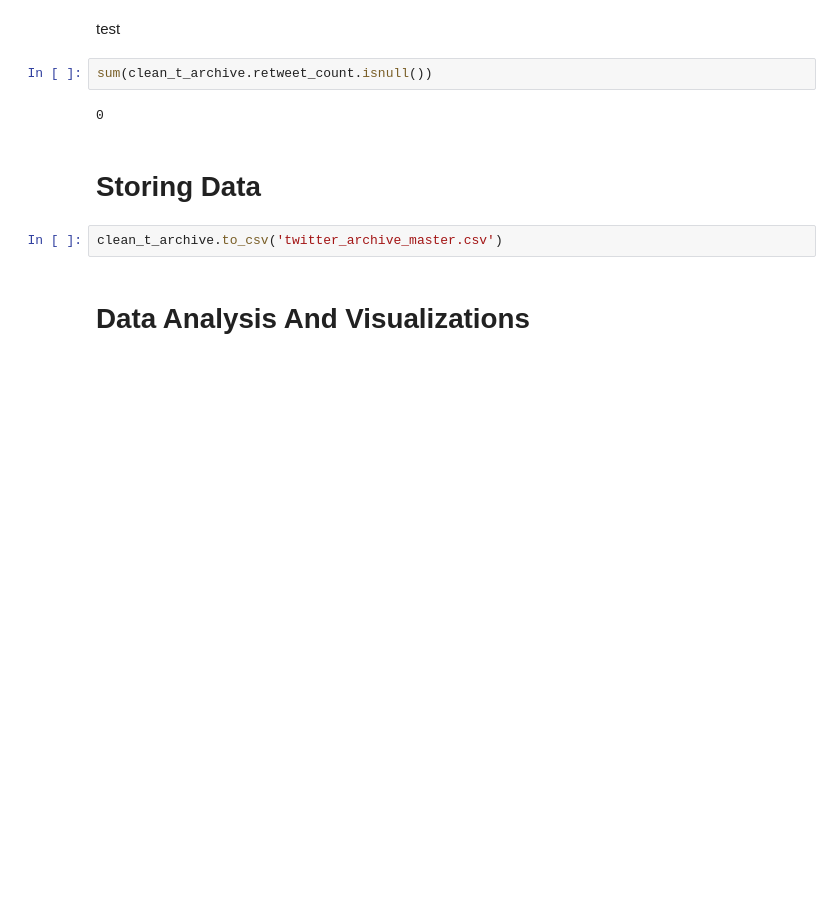
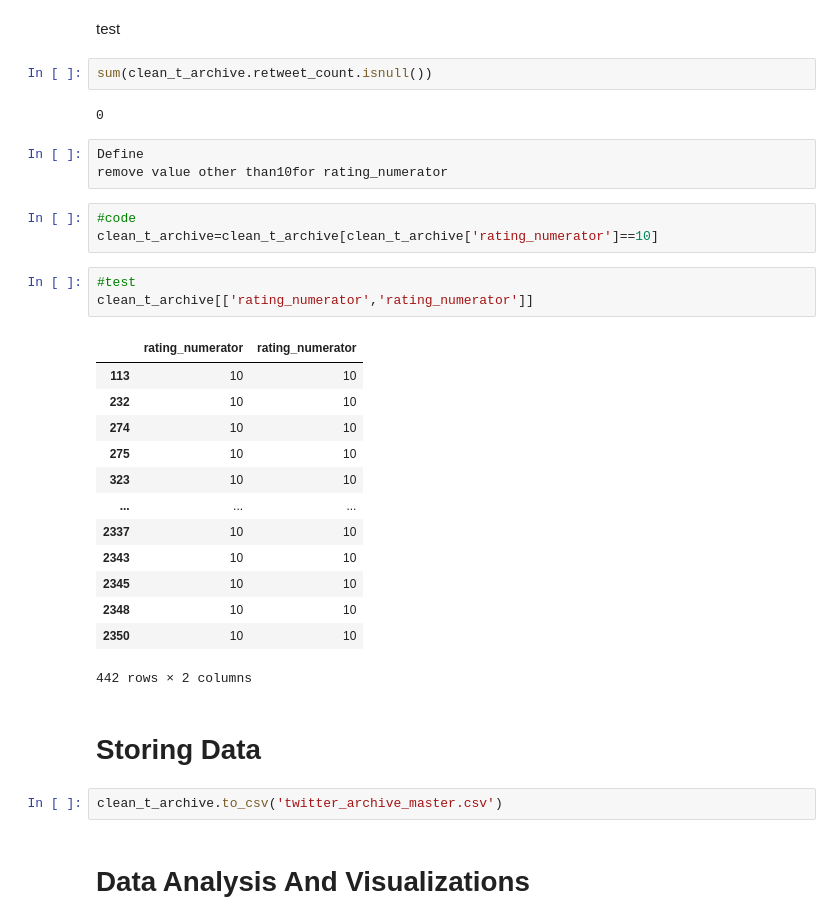
Before and after one commit to AhmedHassanAmer/data-wrangling-project, a Jupyter notebook: wrangle_act.ipynb, the cells around one changed output. Saved outputs shown, nothing was run; the diff lists cells and outputs as text; blank space fills up the shorter version.

```diff
--- a/wrangle_act.ipynb
+++ b/wrangle_act.ipynb
@@ -831,6 +832,29 @@ test
 sum(clean_t_archive.retweet_count.isnull())
 # %% [output]
 0
+# %%
+Define
+remove value other than10for rating_numerator
+# %%
+#code
+clean_t_archive=clean_t_archive[clean_t_archive['rating_numerator']==10]
+# %%
+#test
+clean_t_archive[['rating_numerator','rating_numerator']]
+# %% [output]
+|  | rating_numerator | rating_numerator |
+| 113 | 10 | 10 |
+| 232 | 10 | 10 |
+| 274 | 10 | 10 |
+| 275 | 10 | 10 |
+| 323 | 10 | 10 |
+| ... | ... | ... |
+| 2337 | 10 | 10 |
+| 2343 | 10 | 10 |
+| 2345 | 10 | 10 |
+| 2348 | 10 | 10 |
+| 2350 | 10 | 10 |
+442 rows × 2 columns
 # %% [markdown]
 # Storing Data
 # %%
```
Also changed, not shown: parts of 13 cells of this notebook, 1 other file.
